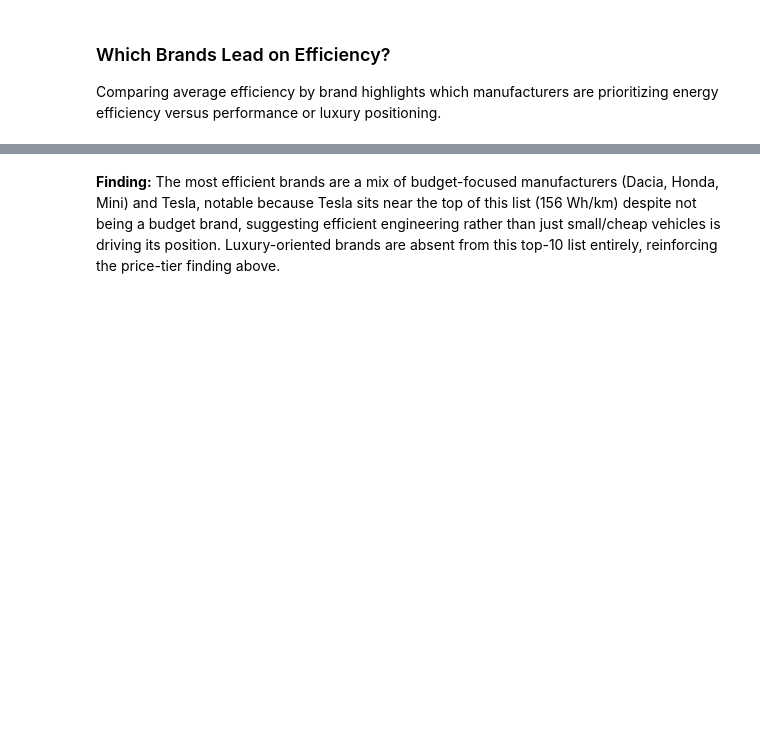
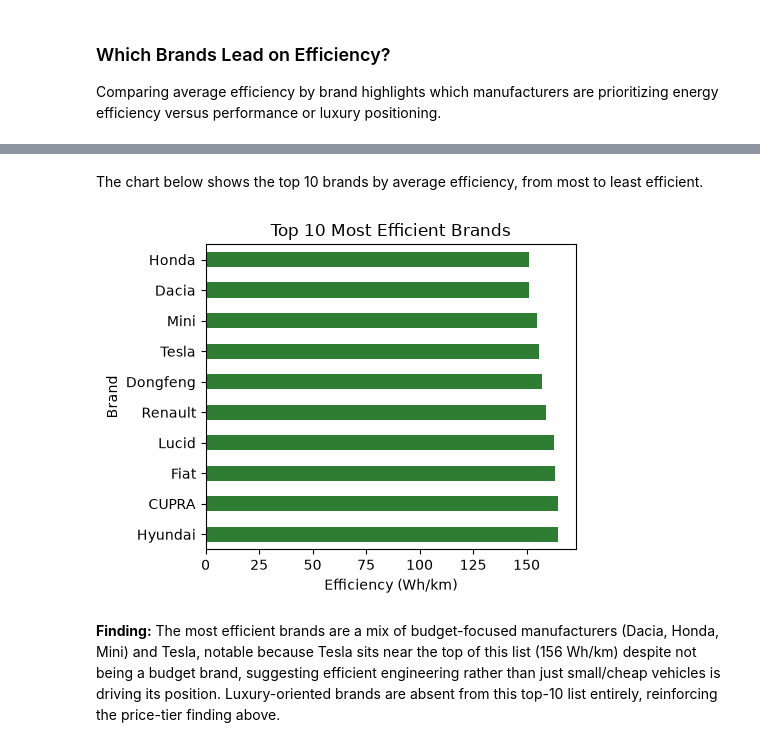
Before and after one commit to nardanov04/ev-market-decarbonization-analysis, a Jupyter notebook: ev_market_decarbonization_analysis_extract_transform.ipynb, the cells around one changed output, grey strips where cells are left out. Saved outputs shown, nothing was run; the diff lists cells and outputs as text; code cells hidden in the pictures; blank space fills up the shorter version.

```diff
--- a/ev_market_decarbonization_analysis_extract_transform.ipynb
+++ b/ev_market_decarbonization_analysis_extract_transform.ipynb
@@ -324,4 +345,18 @@ CUPRA       164.666667
 Name: Efficiency (Wh/km), dtype: float64
+# %% [markdown]
+The chart below shows the top 10 brands by average efficiency, from most to least efficient.
+# %%
+brand_efficiency = df_findings.groupby('Brand')['Efficiency (Wh/km)'].mean().sort_values().head(10)
+
+plt.figure(figsize=(5, 4))
+brand_efficiency.plot(kind='barh', color='#2E7D32')
+plt.title('Top 10 Most Efficient Brands')
+plt.xlabel('Efficiency (Wh/km)')
+plt.gca().invert_yaxis()
+plt.tight_layout()
+plt.show()
+# %% [output]
+[figure, added]
 # %% [markdown]
 **Finding:** The most efficient brands are a mix of budget-focused manufacturers (Dacia, Honda, Mini) and Tesla, notable because Tesla sits near the top of this list (156 Wh/km) despite not being a budget brand, suggesting efficient engineering rather than just small/cheap vehicles is driving its position. Luxury-oriented brands are absent from this top-10 list entirely, reinforcing the price-tier finding above.
 # %% [markdown]
```
Also changed, not shown: parts of 15 cells of this notebook, 2 other files.
